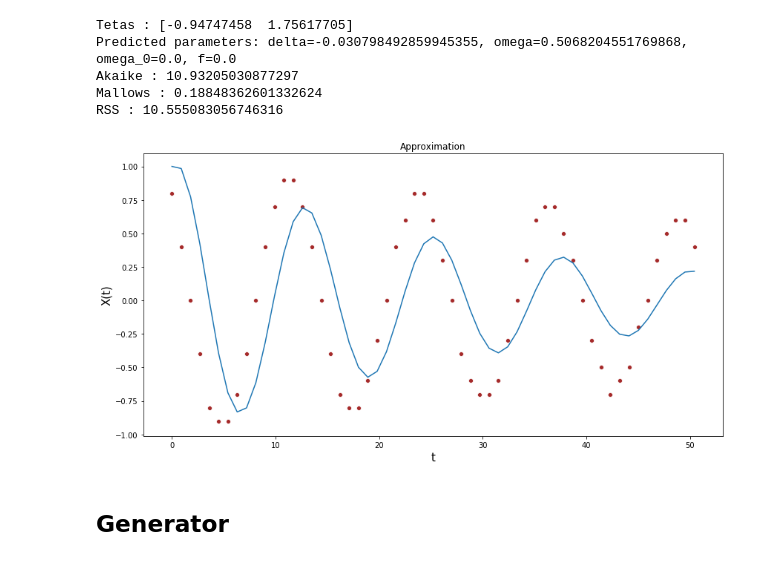
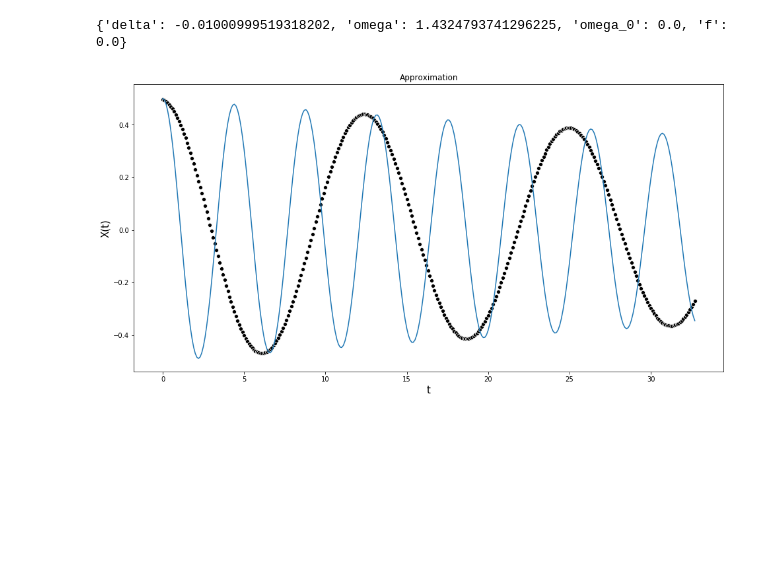
Before and after one commit to minmyk/Heavy_systems, a Jupyter notebook: Heavy_systems_lab2.ipynb, the cells around one changed output. Drawn from its saved outputs; the diff is of its cells as text; code cells hidden in the pictures; blank space fills up the shorter version.

Commit message:
Generator fixed or at least Volomos said so

```diff
--- a/Heavy_systems_lab2.ipynb
+++ b/Heavy_systems_lab2.ipynb
@@ -296,18 +175,0 @@ brussel.build(brussel_params, brussel_initial_condition, brussel_time_points)
-# %%
-def oscilation(z, t, delta, omega_0, omega, f):
-    dx_dt = z[1]
-    dy_dt = 2 * delta * z[1] - omega_0 ** 2 * z[0] - f * np.cos(omega * t)
-    return dx_dt, dy_dt
-
-oscilate = Model(oscilation, 'Oscilation')
-oscilate_params = {
-    'delta': -0.1,
-    'omega': 1.,
-    'omega_0': 0.,
-    'f': 0.
-}
-oscilate_initial_condition=(1., 0.)
-oscilate_time_points=np.arange(0, 100, 0.001)
-oscilate.build(oscilate_params, oscilate_initial_condition, oscilate_time_points)
-#oscilate.plot()
-#oscilate.phase_plot()
@@ -492,17 +318,21 @@ class Oscilate_Approximator:
         plt.title('Approximation')
         plt.xlabel('t', fontsize=15)
         plt.ylabel('X(t)', fontsize=15)
-# %%
-osc = Oscilate_Approximator(oscilate_params, oscilate_initial_condition)
-osc.run()
-#osc.data
-# %% [output]
-Tetas : [-0.94747458  1.75617705]
-Predicted parameters: delta=-0.030798492859945355, omega=0.5068204551769868, omega_0=0.0, f=0.0
-Akaike : 10.93205030877297
-Mallows : 0.18848362601332624
-RSS : 10.555083056746316
-[figure, removed]
-# %% [markdown]
-## Generator
+# %%
+oscilate_params = {
+    'delta': -0.01,
+    'omega':0.5,
+    'omega_0': 0.,
+    'f': 0.
+}
+
+oscilate_initial_condition=(0.5,0.)
+
+
+
+osc = Oscilate_Approximator(oscilate_params, oscilate_initial_condition)
+osc.run()
+# %% [output]
+{'delta': -0.01000999519318202, 'omega': 1.4324793741296225, 'omega_0': 0.0, 'f': 0.0}
+[figure, added]
 # %%
```
Also changed, not shown: parts of 49 cells of this notebook.
